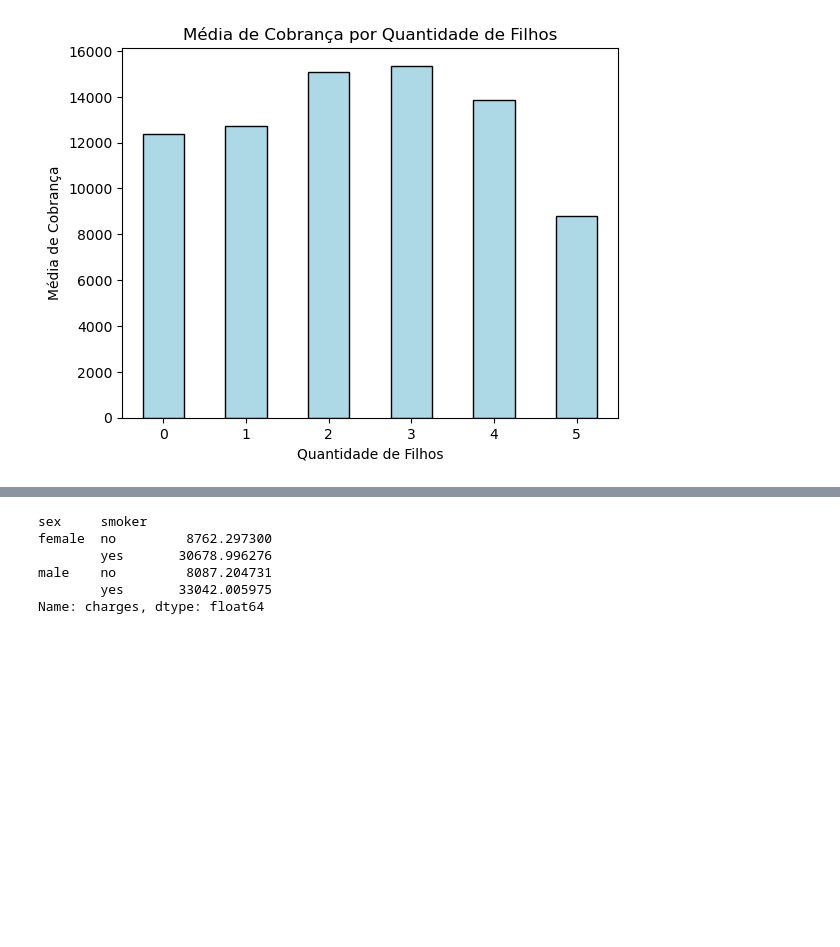
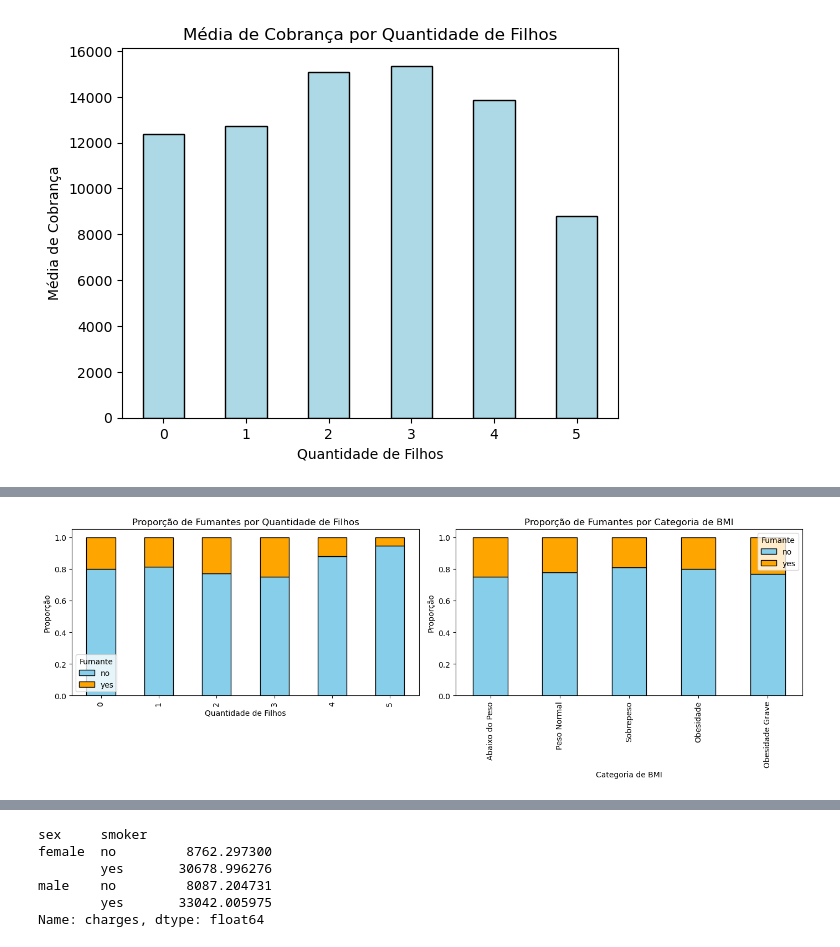
Before and after one commit to thiagofernandes101/ProjetosFiap, a Jupyter notebook: TechChallenge/Fase1/health_insurance/health_insurance.ipynb, the cells around one changed output, grey strips where cells are left out. Cells and saved outputs as stored; diff of their text form; code cells hidden in the pictures; blank space fills up the shorter version.

```diff
--- a/TechChallenge/Fase1/health_insurance/health_insurance.ipynb
+++ b/TechChallenge/Fase1/health_insurance/health_insurance.ipynb
@@ -265,0 +279,33 @@ Name: charges, dtype: float64
+# %%
+# Proporção de fumantes por quantidade de filhos e por categoria de BMI
+
+fig, axes = plt.subplots(1, 2, figsize=(14, 5))
+
+# Gráfico 1: Proporção de fumantes por quantidade de filhos
+smoker_by_children = dataset.groupby(['children', 'smoker']).size().unstack(fill_value=0)
+smoker_by_children_prop = smoker_by_children.div(smoker_by_children.sum(axis=1), axis=0)
+smoker_by_children_prop.plot(kind='bar', stacked=True, color=['skyblue', 'orange'], edgecolor='black', ax=axes[0])
+axes[0].set_title('Proporção de Fumantes por Quantidade de Filhos')
+axes[0].set_xlabel('Quantidade de Filhos')
+axes[0].set_ylabel('Proporção')
+axes[0].legend(title='Fumante')
+
+# Gráfico 2: Proporção de fumantes por categoria de BMI
+# Certifique-se de que a coluna 'bmi_category' existe
+if 'bmi_category' not in dataset.columns:
+    bmi_bins = [0, 18.5, 25, 30, 40, 100]
+    bmi_labels = ['Abaixo do Peso', 'Peso Normal', 'Sobrepeso', 'Obesidade', 'Obesidade Grave']
+    dataset['bmi_category'] = pd.cut(dataset['bmi'], bins=bmi_bins, labels=bmi_labels, right=False)
+
+smoker_by_bmi = dataset.groupby(['bmi_category', 'smoker']).size().unstack(fill_value=0)
+smoker_by_bmi_prop = smoker_by_bmi.div(smoker_by_bmi.sum(axis=1), axis=0)
+smoker_by_bmi_prop.plot(kind='bar', stacked=True, color=['skyblue', 'orange'], edgecolor='black', ax=axes[1])
+axes[1].set_title('Proporção de Fumantes por Categoria de BMI')
+axes[1].set_xlabel('Categoria de BMI')
+axes[1].set_ylabel('Proporção')
+axes[1].legend(title='Fumante')
+
+plt.tight_layout()
+plt.show()
+# %% [output]
+[figure, added]
```
Also changed, not shown: parts of 33 cells of this notebook.
